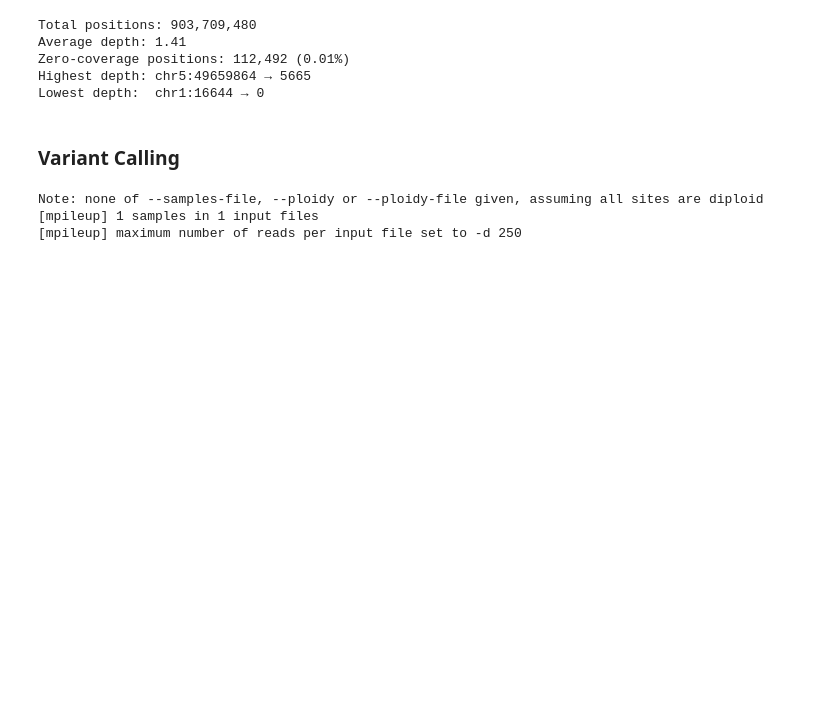
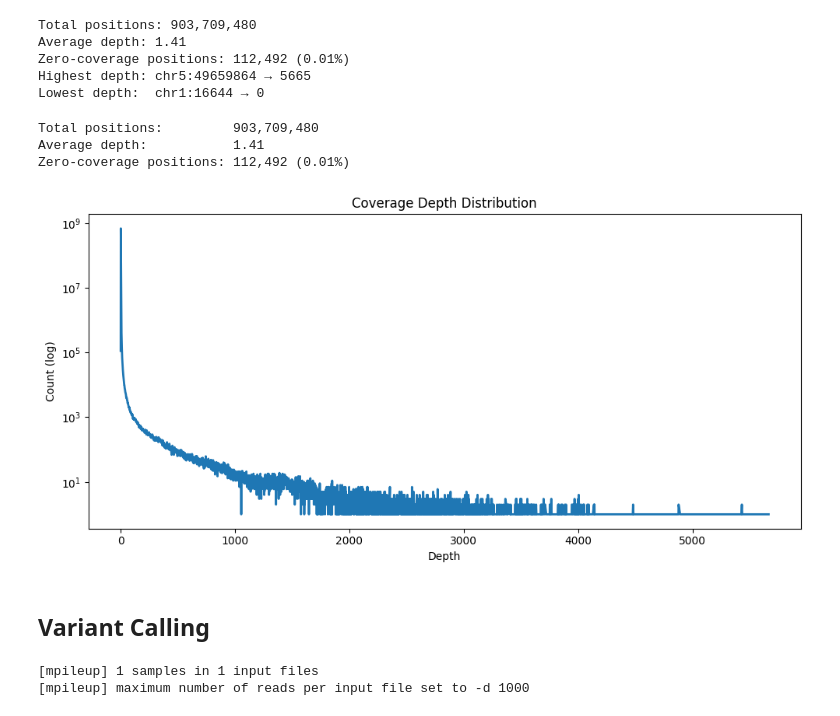
Before and after one commit to Vladm0z/HSE-Bioinformatics, a Jupyter notebook: Bioinformatics/MSc/SequenceDA/NGS_HW1.ipynb, the cells around one changed output. Cells and saved outputs as stored; diff of their text form; code cells hidden in the pictures; blank space fills up the shorter version.

```diff
--- a/Bioinformatics/MSc/SequenceDA/NGS_HW1.ipynb
+++ b/Bioinformatics/MSc/SequenceDA/NGS_HW1.ipynb
@@ -587,14 +597,57 @@ Average depth: 1.41
 Zero‐coverage positions: 112,492 (0.01%)
 Highest depth: chr5:49659864 → 5665
 Lowest depth:  chr1:16644 → 0
+# %%
+import sys
+from collections import Counter
+import numpy as np
+import matplotlib.pyplot as plt
+
+total = 0
+zero = 0
+sum_depth = 0
+freq = Counter()
+
+with open("/content/coverage.txt") as fh:
+    for line in fh:
+        parts = line.rstrip("\n").split("\t")
+        if len(parts) != 3:
+            continue
+        d = int(parts[2])
+        total += 1
+        sum_depth += d
+        if d == 0:
+            zero += 1
+        freq[d] += 1
+# %%
+avg = sum_depth / total
+zero_pct = zero / total * 100
+print(f"Total positions:         {total:,}")
+print(f"Average depth:           {avg:.2f}")
+print(f"Zero-coverage positions: {zero:,} ({zero_pct:.2f}%)")
+
+depths_sorted = np.array(sorted(freq.keys()))
+counts_sorted = np.array([freq[d] for d in depths_sorted])
+# %% [output]
+Total positions:         903,709,480
+Average depth:           1.41
+Zero-coverage positions: 112,492 (0.01%)
+# %%
+plt.figure(figsize=(10, 5))
+plt.plot(depths_sorted, counts_sorted, linewidth=2)
+plt.yscale('log')
+plt.xlabel('Depth')
+plt.ylabel('Count (log)')
+plt.title('Coverage Depth Distribution')
+plt.tight_layout()
+plt.show()
+# %% [output]
+[figure, added]
 # %% [markdown]
-### Variant Calling
+## Variant Calling
 # %%
-# Generate BCF
-!bcftools mpileup -f GRCh38.fa aligned_nodup.bam | bcftools call -mv -Oz -o variants.vcf.gz
-!bcftools index variants.vcf.gz
-!bcftools view variants.vcf.gz | head -n 50 > variants.vcf
+!bcftools mpileup -Ou -f GRCh38.fa -q 20 -Q 20 -d 1000 aligned_nodup.bam \
+| bcftools call --ploidy 2 -mv -Oz --threads 2 -o variants.vcf.gz
 # %% [output]
-Note: none of --samples-file, --ploidy or --ploidy-file given, assuming all sites are diploid
 [mpileup] 1 samples in 1 input files
-[mpileup] maximum number of reads per input file set to -d 250
+[mpileup] maximum number of reads per input file set to -d 1000
```
Also changed, not shown: parts of 46 cells of this notebook.
